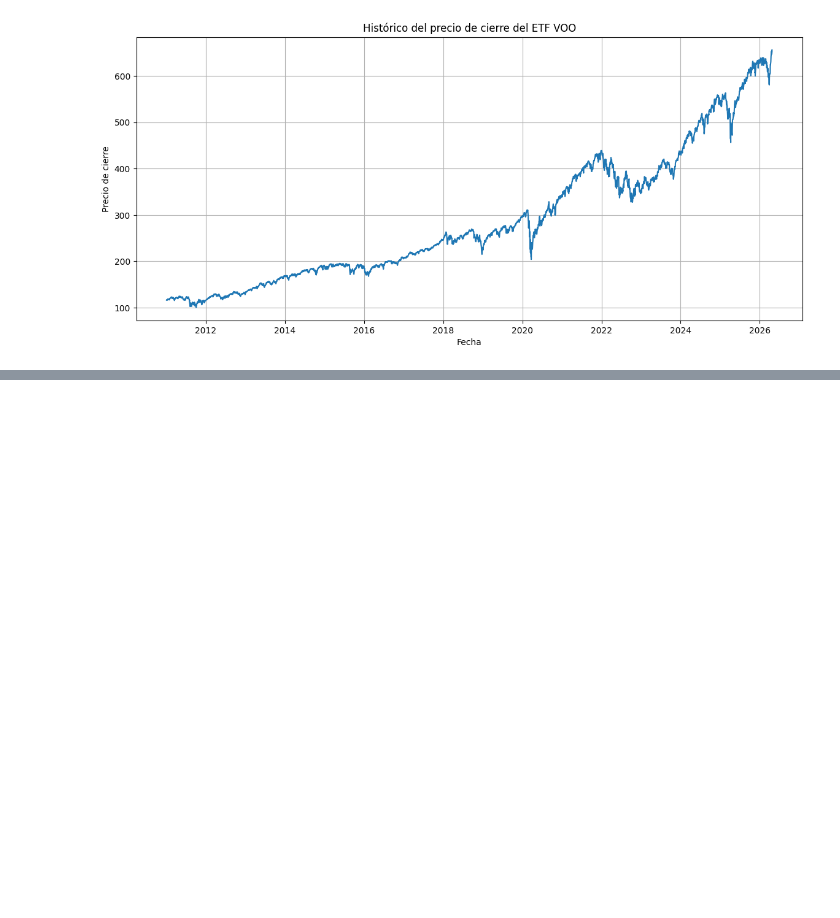
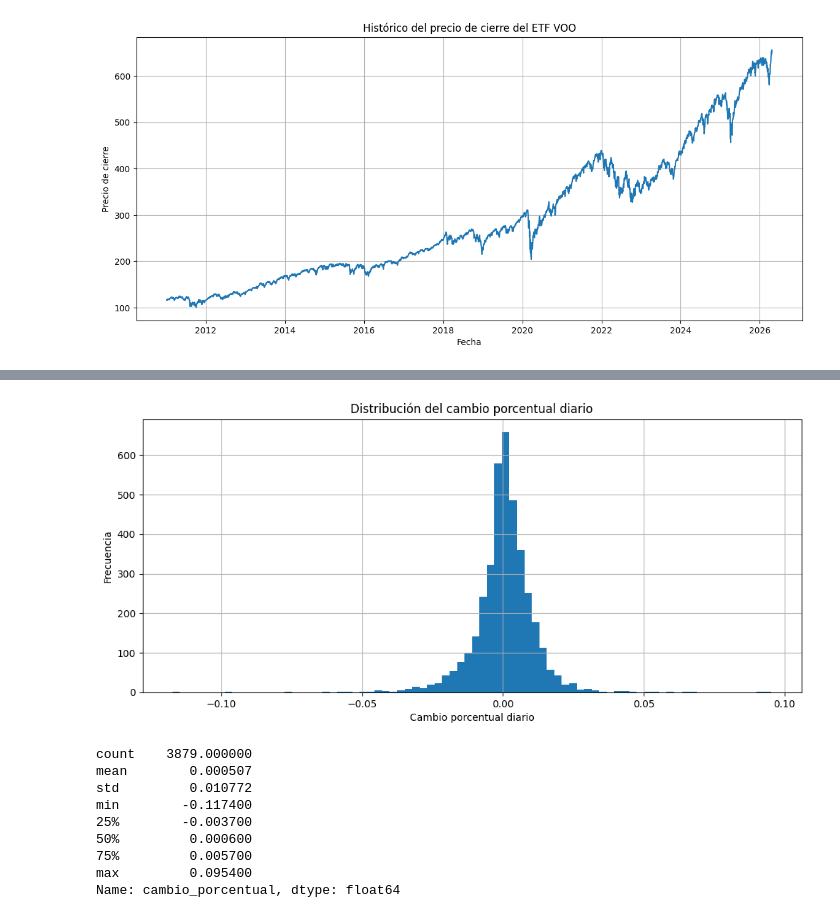
Before and after one commit to OrozcoJacobo/Proyecto_Final_AP, a Jupyter notebook: code/notebooks/modelos.ipynb, the cells around one changed output, grey strips where cells are left out. Saved outputs shown, nothing was run; the diff lists cells and outputs as text; code cells hidden in the pictures; blank space fills up the shorter version.

```diff
--- a/code/notebooks/modelos.ipynb
+++ b/code/notebooks/modelos.ipynb
@@ -384,0 +391,21 @@ plt.show()
+# %%
+plt.figure(figsize=(12, 5))
+plt.hist(datos_voo["cambio_porcentual"], bins=80)
+plt.title("Distribución del cambio porcentual diario")
+plt.xlabel("Cambio porcentual diario")
+plt.ylabel("Frecuencia")
+plt.grid(True)
+plt.show()
+
+display(datos_voo["cambio_porcentual"].describe())
+# %% [output]
+[figure, added]
+count    3879.000000
+mean        0.000507
+std         0.010772
+min        -0.117400
+25%        -0.003700
+50%         0.000600
+75%         0.005700
+max         0.095400
+Name: cambio_porcentual, dtype: float64
```
Also changed, not shown: parts of 12 cells of this notebook.
